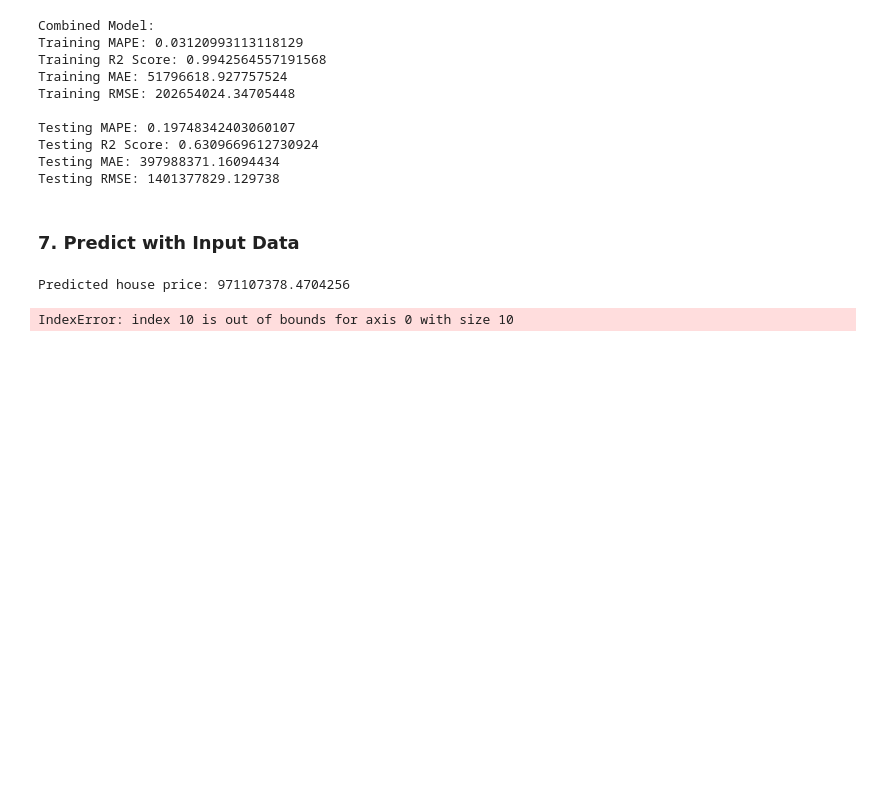
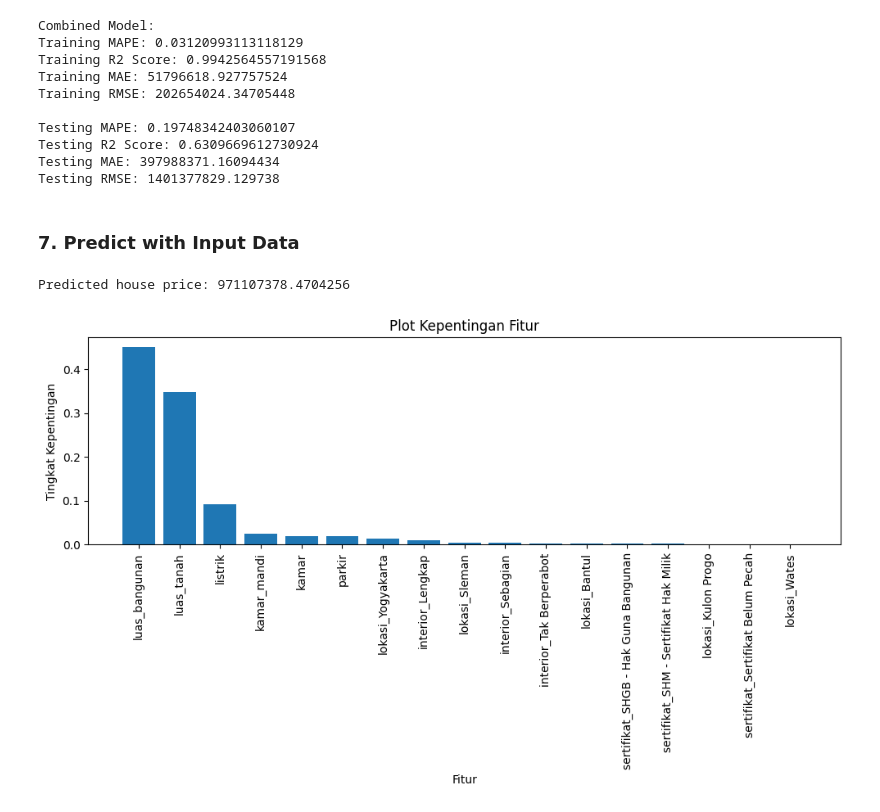
Before and after one commit to danargh/housing-price-prediction-railway, a Jupyter notebook: model.ipynb, the cells around one changed output. Cells and saved outputs as stored; diff of their text form; code cells hidden in the pictures; blank space fills up the shorter version.

```diff
--- a/model.ipynb
+++ b/model.ipynb
@@ -331,20 +331,18 @@ print("Predicted house price:", new_data_pred[0])
 Predicted house price: 971107378.4704256
 # %%
 importances = best_rf_model.feature_importances_
-sorted_indicates = importances.argsort()[::-1]
+sorted_indices = importances.argsort()[::-1]
 
-sorted_indicates
+feature_names = X_train.columns[sorted_indices]
 
-# feature_names = dataset.columns[sorted_indicates]
-
-# # Plot feature importance
-# plt.figure(figsize=(10, 6))
-# plt.bar(range(len(importances)), importances[sorted_indices])
-# plt.xticks(range(len(importances)), feature_names, rotation=90)
-# plt.xlabel('Fitur')
-# plt.ylabel('Tingkat Kepentingan')
-# plt.title('Plot Kepentingan Fitur')
-# plt.tight_layout()
-# plt.show()
+# Plot feature importance
+plt.figure(figsize=(10, 6))
+plt.bar(range(len(importances)), importances[sorted_indices])
+plt.xticks(range(len(importances)), feature_names, rotation=90)
+plt.xlabel('Fitur')
+plt.ylabel('Tingkat Kepentingan')
+plt.title('Plot Kepentingan Fitur')
+plt.tight_layout()
+plt.show()
 # %% [output]
-IndexError: index 10 is out of bounds for axis 0 with size 10
+[figure, added]
```
